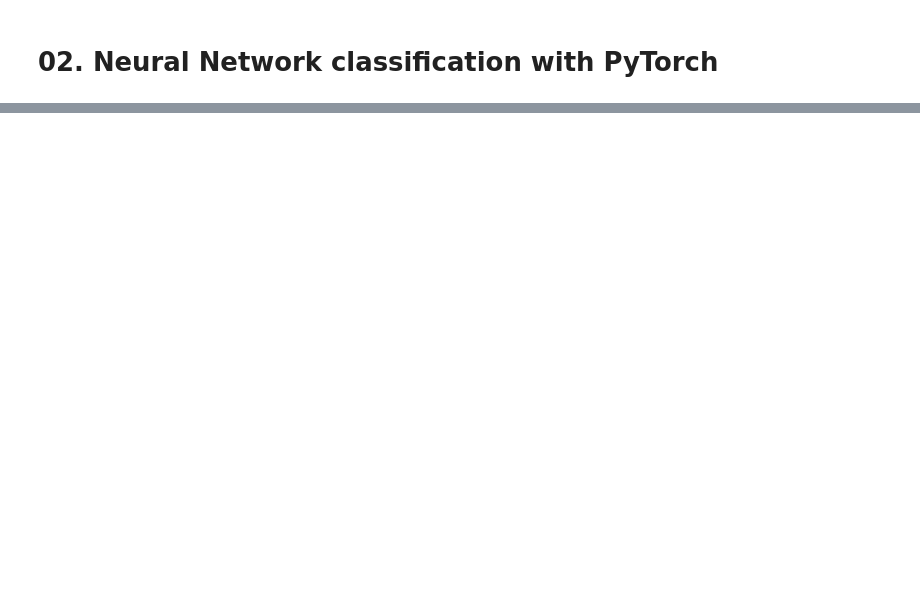
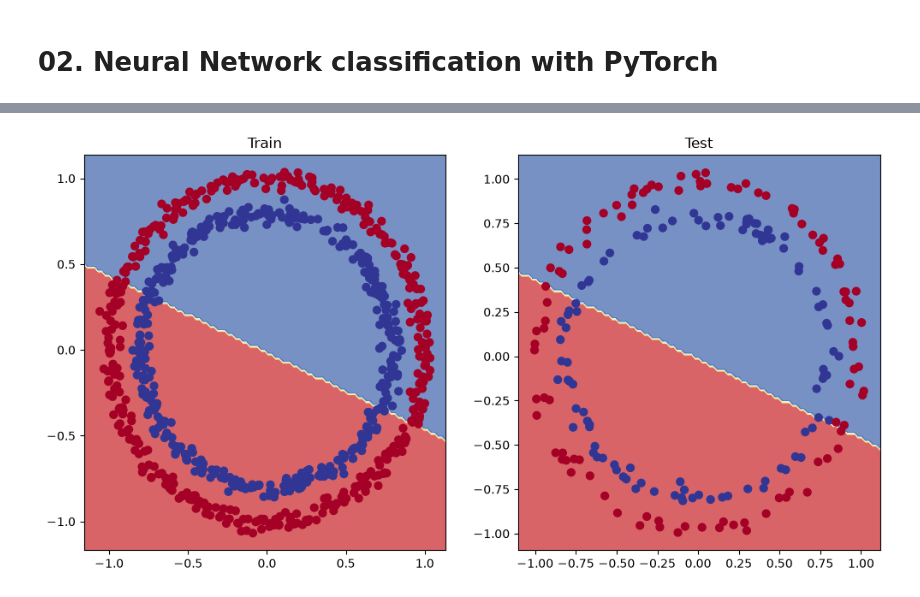
Before and after one commit to GoldenGeckoRatio/PyTorch-Hello-World, a Jupyter notebook: 02 -Neural Network Classification.ipynb, the cells around one changed output, grey strips where cells are left out. Drawn from its saved outputs; the diff is of its cells as text; code cells hidden in the pictures; blank space fills up the shorter version.

```diff
--- a/02 -Neural Network Classification.ipynb
+++ b/02 -Neural Network Classification.ipynb
@@ -207,0 +387,16 @@ from pathlib import Ppath
+# %%
+## 4. Make predictions and evaluate the model -> what's going on?
+import requests
+
+from pathlib import Path
+
+# Download helper functions from PyTorch repo (if it's not already downloaded)
+if Path("helper_functions.py").is_file():
+    print("helper_functions.py already exists, skipping download")
+else:
+    print("Download helper_functions.py")
+    request = requests.get("https://raw.githubusercontent.com/mrdbourke/pytorch-deep-learning/main/helper_functions.py")
+    with open("helper_functions.py", "wb") as f:
+        f.write(request.content)
+
+from helper_functions import plot_predictions, plot_decision_boundary
@@ -207,0 +427,13 @@ from pathlib import Ppath
+# %%
+class CircleModelv1(nn.Module):
+    def __init__(self):
+        super().__init__()
+        self.layer_1 = nn.Linear(in_features = 2,
+                                 out_features = 10)
+        self.layer_2 = nn.Linear(in_features = 10,
+                                 out_features=10)
+        self.layer_3 = nn.Linear(in_features=10, out_features=1)
+    def forward(self, x):
+        return self.layer_3(self.layer_2(self.layer_1(x))) # this way leverages speed ups where possible behind the scenes
+model_1 = CircleModelv1().to(device)
+model_1
@@ -207,0 +504,11 @@ from pathlib import Ppath
+# %%
+# Plot decision boundary of the model
+plt.figure(figsize=(12,6))
+plt.subplot(1,2,1)
+plt.title("Train")
+plot_decision_boundary(model_1,X_train,y_train)
+plt.subplot(1,2,2)
+plt.title("Test")
+plot_decision_boundary(model_1,X_test, y_test)
+# %% [output]
+[figure, added]
```
Also changed, not shown: parts of 32 cells of this notebook, 2 other files.
